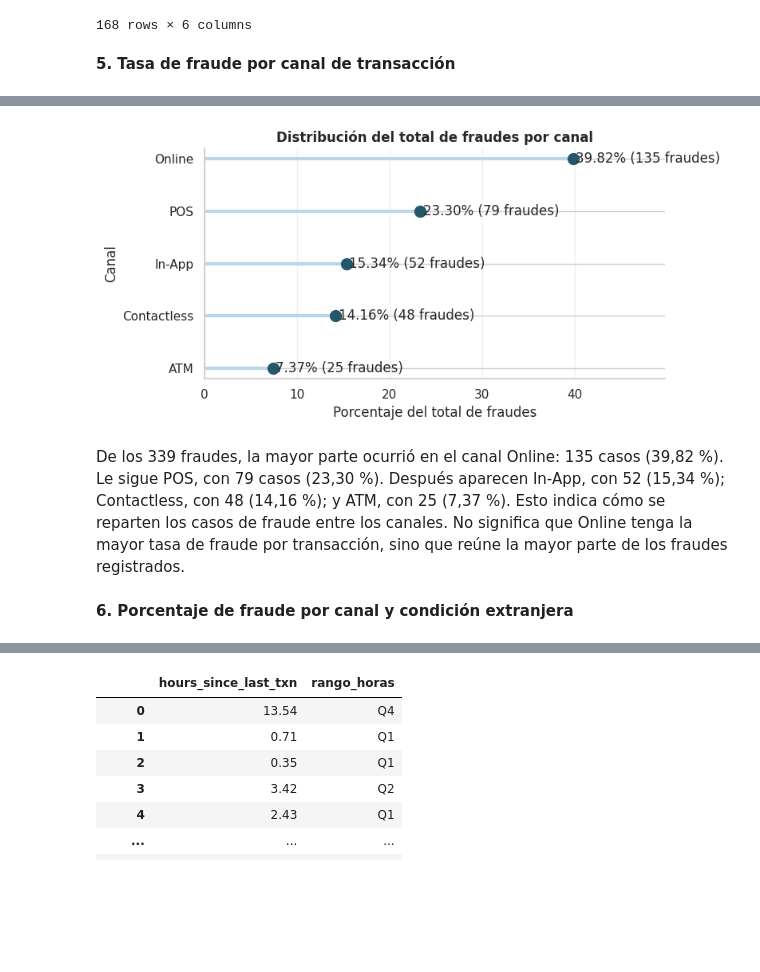
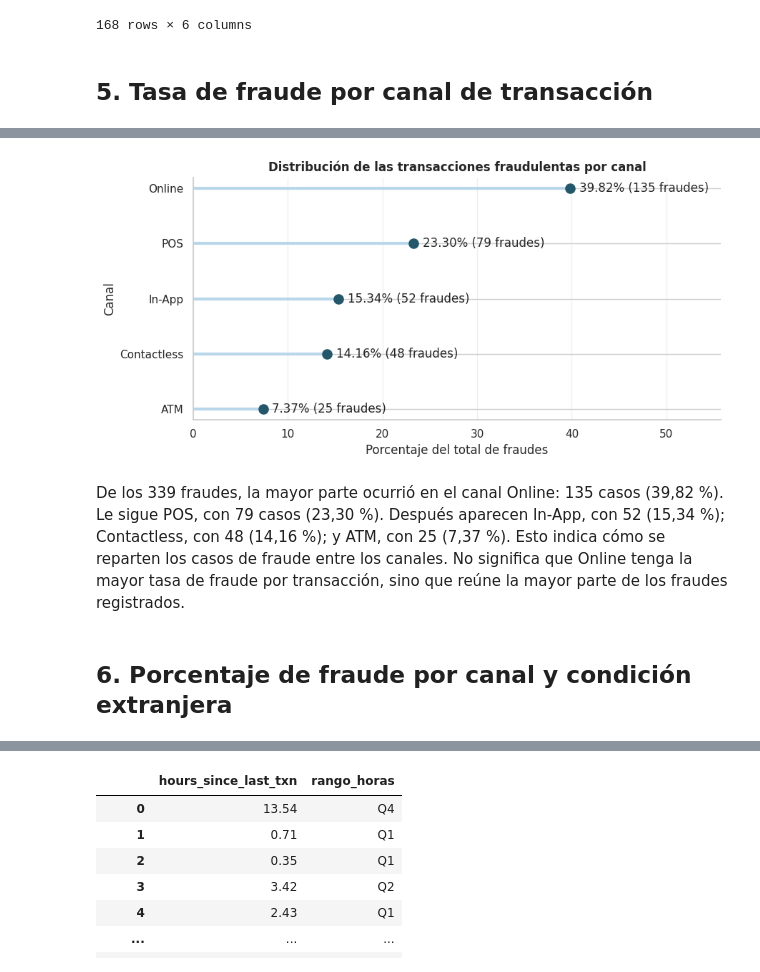
Before and after one commit to nashlypilar-collab/Intro_ciencia_tarea_grupo, a Jupyter notebook: FraudesTDC.ipynb, the cells around one changed output, grey strips where cells are left out. Drawn from its saved outputs; the diff is of its cells as text; code cells hidden in the pictures; blank space fills up the shorter version.

```diff
--- a/FraudesTDC.ipynb
+++ b/FraudesTDC.ipynb
@@ -620,58 +657,50 @@ display(sql_4)
 | 167 | 6 | Domingo | 23 | 127 | 2 | 1.57 |
 168 rows × 6 columns
 # %% [markdown]
-**5. Tasa de fraude por canal de transacción**
+## **5. Tasa de fraude por canal de transacción**
 # %%
-import matplotlib.pyplot as plt
-import seaborn as sns
+# Filtrar únicamente las transacciones fraudulentas
+df_solo_fraudes = df_fraude[df_fraude["is_fraud"] == True].copy()
 
-# Calcular transacciones y fraudes por canal
-tabla_canal = (
-    df_fraude.groupby("channel", observed=True)
-    .agg(
-        transacciones=("is_fraud", "size"),
-        fraudes=("is_fraud", "sum")
-    )
+# Contar fraudes por canal y calcular su porcentaje del total
+tabla_canal_fraudes = (
+    df_solo_fraudes.groupby("channel", observed=True)
+    .size()
+    .to_frame(name="fraudes")
 )
 
-# Tasa de fraude dentro de cada canal
-tabla_canal["porcentaje_fraude_en_canal"] = (
-    100 * tabla_canal["fraudes"] / tabla_canal["transacciones"]
+total_fraudes = tabla_canal_fraudes["fraudes"].sum()
+
+tabla_canal_fraudes["porcentaje_del_total_de_fraudes"] = (
+    100 * tabla_canal_fraudes["fraudes"] / total_fraudes
 )
 
-# Porcentaje que representa cada canal del total de fraudes
-total_fraudes = tabla_canal["fraudes"].sum()
+display(tabla_canal_fraudes.round(2))
 
-tabla_canal["porcentaje_del_total_de_fraudes"] = (
-    100 * tabla_canal["fraudes"] / total_fraudes
-)
-
-display(tabla_canal.round(2))
-
-# Ordenar los canales por su porcentaje del total de fraudes
-tabla_grafico = tabla_canal.sort_values(
+# Ordenar los canales por porcentaje
+tabla_grafico = tabla_canal_fraudes.sort_values(
     "porcentaje_del_total_de_fraudes"
 )
 
-# Crear gráfico de puntos
 sns.set_theme(style="whitegrid")
 
-fig, ax = plt.subplots(figsize=(8, 4))
+fig, ax = plt.subplots(figsize=(9, 4.5))
 posiciones = range(len(tabla_grafico))
+valores = tabla_grafico["porcentaje_del_total_de_fraudes"]
 
 ax.hlines(
     y=posiciones,
     xmin=0,
-    xmax=tabla_grafico["porcentaje_del_total_de_fraudes"],
+    xmax=valores,
     color="#B9D7EA",
     linewidth=3
 )
 
 ax.scatter(
-    tabla_grafico["porcentaje_del_total_de_fraudes"],
+    valores,
     posiciones,
     color="#24576A",
-    s=100,
+    s=90,
     zorder=3
 )
 
@@ -679,22 +708,19 @@ ax.set_yticks(list(posiciones))
 ax.set_yticklabels(tabla_grafico.index)
 ax.set_xlabel("Porcentaje del total de fraudes")
 ax.set_ylabel("Canal")
-ax.set_title(
-    "Distribución del total de fraudes por canal",
-    weight="bold"
-)
-ax.set_xlim(
-    0,
-    tabla_grafico["porcentaje_del_total_de_fraudes"].max() * 1.25
-)
+ax.set_title("Distribución de las transacciones fraudulentas por canal", weight="bold")
+ax.set_xlim(0, valores.max() * 1.4)
 ax.grid(axis="x", alpha=0.3)
 
+# Separar las etiquetas de los puntos
 for posicion, (_, fila) in enumerate(tabla_grafico.iterrows()):
-    ax.text(
-        fila["porcentaje_del_total_de_fraudes"] + 0.3,
-        posicion,
+    ax.annotate(
         f'{fila["porcentaje_del_total_de_fraudes"]:.2f}% '
         f'({int(fila["fraudes"])} fraudes)',
+        xy=(fila["porcentaje_del_total_de_fraudes"], posicion),
+        xytext=(9, 0),
+        textcoords="offset points",
+        ha="left",
         va="center"
     )
 
@@ -712,6 +738,6 @@ plt.show()
-[figure, old version]
+[figure, new version]
 # %% [markdown]
 De los 339 fraudes, la mayor parte ocurrió en el canal Online: 135 casos (39,82 %). Le sigue POS, con 79 casos (23,30 %). Después aparecen In-App, con 52 (15,34 %); Contactless, con 48 (14,16 %); y ATM, con 25 (7,37 %).
 Esto indica cómo se reparten los casos de fraude entre los canales. No significa que Online tenga la mayor tasa de fraude por transacción, sino que reúne la mayor parte de los fraudes registrados.
 # %% [markdown]
-**6. Porcentaje de fraude por canal y condición extranjera**
+## **6. Porcentaje de fraude por canal y condición extranjera**
```
Also changed, not shown: parts of 58 cells of this notebook.
